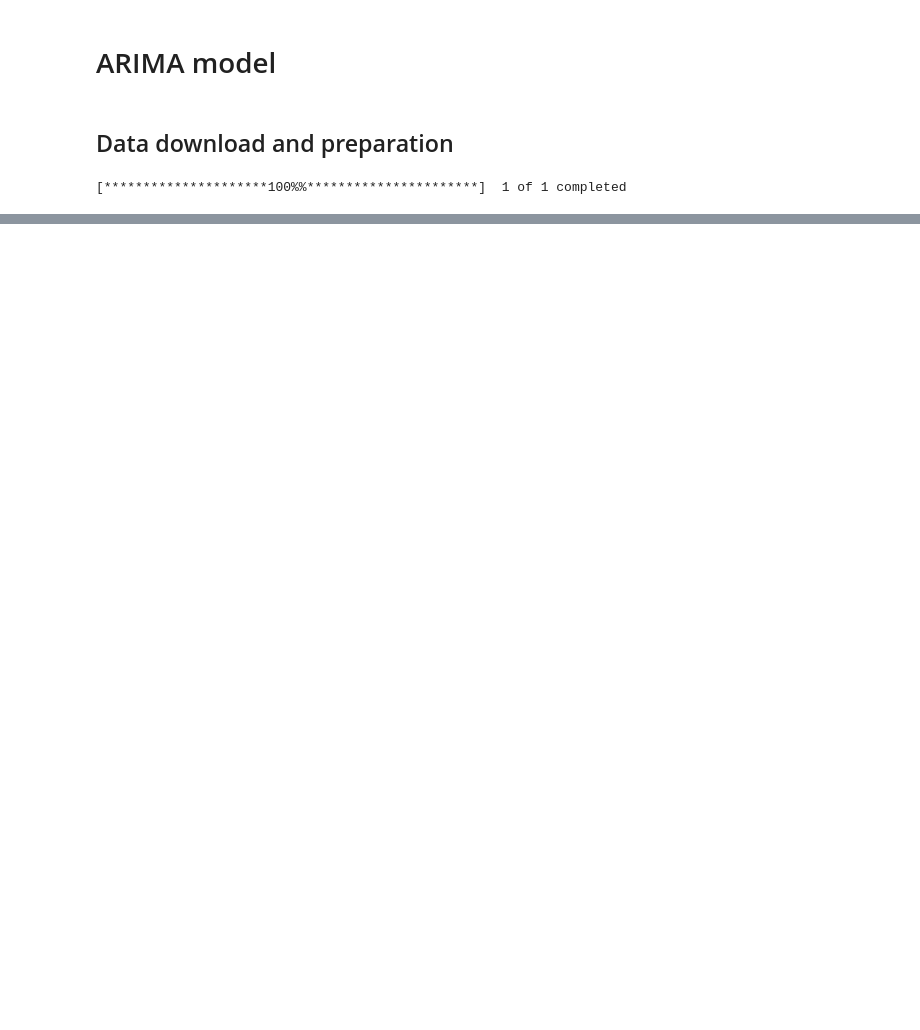
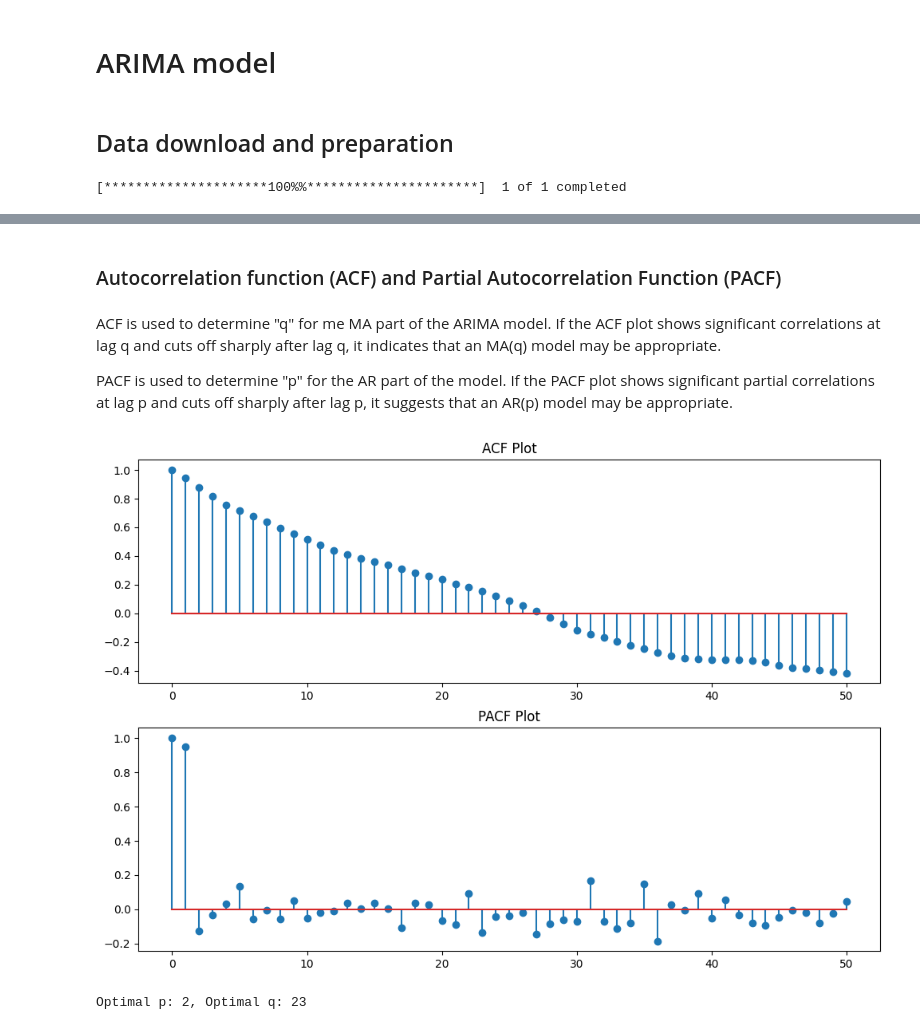
Before and after one commit to filip-topic/Time-Series-Foundation-Models-in-Financial-time-series-prediction, a Jupyter notebook: arima_experimentation.ipynb, the cells around one changed output, grey strips where cells are left out. Saved outputs shown, nothing was run; the diff lists cells and outputs as text; code cells hidden in the pictures; blank space fills up the shorter version.

Commit message:
arima done

```diff
--- a/arima_experimentation.ipynb
+++ b/arima_experimentation.ipynb
@@ -33,0 +47,15 @@ train, test = df[:train_size], df[train_size:]
+# %%
+df = apple_stock_price
+# %%
+
+d = 0
+
+for i in range(5):
+    s = adf(df['y'])
+    if s == "stationary":
+        print("_____")
+        print(f"order is {i}")
+        d = i
+        break
+    print("-------")
+    df = df.diff().dropna()
@@ -34 +72,51 @@ train, test = df[:train_size], df[train_size:]
+# %%
+df_diff = df
+df = apple_stock_price
+# %% [markdown]
+### Autocorrelation function (ACF) and Partial Autocorrelation Function (PACF)
+# %% [markdown]
+ACF is used to determine "q" for me MA part of the ARIMA model. If the ACF plot shows significant correlations at lag q and cuts off sharply after lag q, it indicates that an MA(q) model may be appropriate.
+
+PACF is used to determine "p" for the AR part of the model. If the PACF plot shows significant partial correlations at lag p and cuts off sharply after lag p, it suggests that an AR(p) model may be appropriate.
+# %%
+nlags = 50
+# %%
+# Plot ACF and PACF
+fig, ax = plt.subplots(2, figsize=(12, 8))
+acf_vals = acf(df_diff["y"], nlags=nlags)
+pacf_vals = pacf(df_diff["y"], nlags=nlags)
+ax[0].stem(range(len(acf_vals)), acf_vals, use_line_collection=True)
+ax[0].set_title('ACF Plot')
+ax[1].stem(range(len(pacf_vals)), pacf_vals, use_line_collection=True)
+ax[1].set_title('PACF Plot')
+plt.show()
+# %% [output]
+[figure, added]
+# %%
+def find_optimal_order(acf_vals, pacf_vals, confidence_interval=0.05):
+    # Calculate the confidence intervals
+    confidence_threshold = 1.96 / (len(df_diff)**0.5)
+
+    # Find the optimal q value from ACF
+    for i in range(1, len(acf_vals)):
+        if abs(acf_vals[i]) < confidence_threshold:
+            q = i - 1
+            break
+    else:
+        q = len(acf_vals) - 1
+
+    # Find the optimal p value from PACF
+    for i in range(1, len(pacf_vals)):
+        if abs(pacf_vals[i]) < confidence_threshold:
+            p = i - 1
+            break
+    else:
+        p = len(pacf_vals) - 1
+
+    return p, q
+
+p, q = find_optimal_order(acf_vals, pacf_vals)
+print(f'Optimal p: {p}, Optimal q: {q}')
+# %% [output]
+Optimal p: 2, Optimal q: 23
 # %%
```
Also changed, not shown: parts of 8 cells of this notebook, 1 other file.
